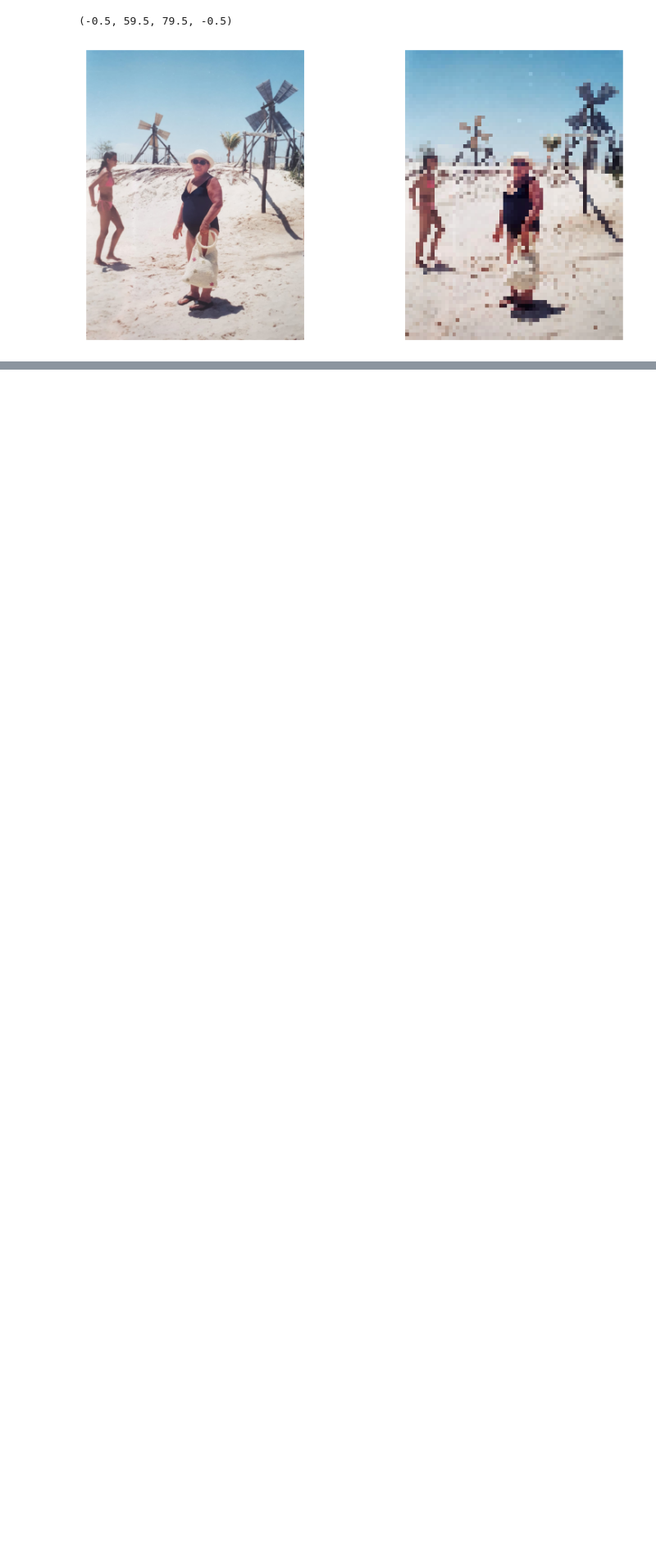
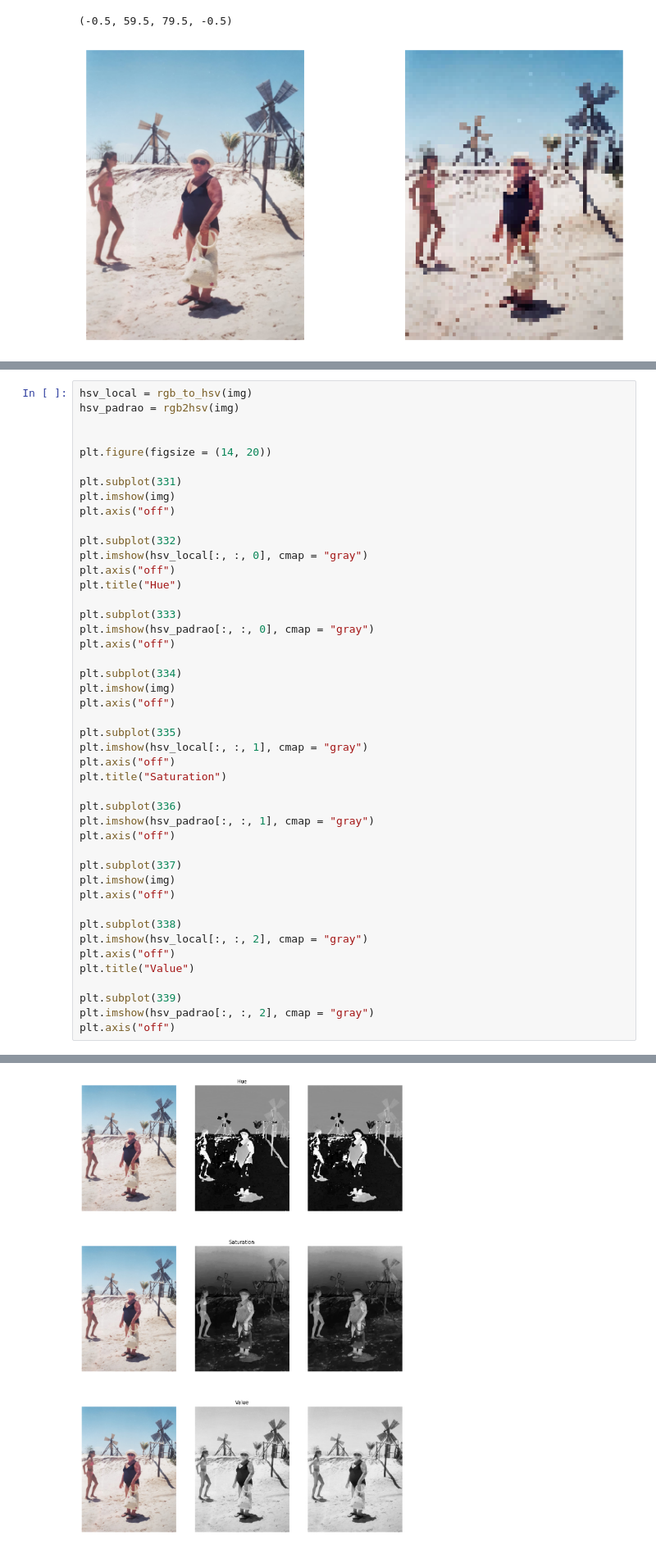
Before and after one commit to JoaoDell/Natural-Artificial-Vision, a Jupyter notebook: examples/specs_manipulation.ipynb, the cells around one changed output, grey strips where cells are left out. Shown at 82% size. Saved outputs shown, nothing was run; the diff lists cells and outputs as text; blank space fills up the shorter version.

```diff
--- a/examples/specs_manipulation.ipynb
+++ b/examples/specs_manipulation.ipynb
@@ -140,0 +160,46 @@ print(rgb_to_hsv(img))
+# %%
+hsv_local = rgb_to_hsv(img)
+hsv_padrao = rgb2hsv(img)
+
+
+plt.figure(figsize = (14, 20))
+
+plt.subplot(331)
+plt.imshow(img)
+plt.axis("off")
+
+plt.subplot(332)
+plt.imshow(hsv_local[:, :, 0], cmap = "gray")
+plt.axis("off")
+plt.title("Hue")
+
+plt.subplot(333)
+plt.imshow(hsv_padrao[:, :, 0], cmap = "gray")
+plt.axis("off")
+
+plt.subplot(334)
+plt.imshow(img)
+plt.axis("off")
+
+plt.subplot(335)
+plt.imshow(hsv_local[:, :, 1], cmap = "gray")
+plt.axis("off")
+plt.title("Saturation")
+
+plt.subplot(336)
+plt.imshow(hsv_padrao[:, :, 1], cmap = "gray")
+plt.axis("off")
+
+plt.subplot(337)
+plt.imshow(img)
+plt.axis("off")
+
+plt.subplot(338)
+plt.imshow(hsv_local[:, :, 2], cmap = "gray")
+plt.axis("off")
+plt.title("Value")
+
+plt.subplot(339)
+plt.imshow(hsv_padrao[:, :, 2], cmap = "gray")
+plt.axis("off")
+# %% [output]
@@ -140,0 +207 @@ print(rgb_to_hsv(img))
+[figure, added]
```
Also changed, not shown: parts of 8 cells of this notebook, 3 other files.
